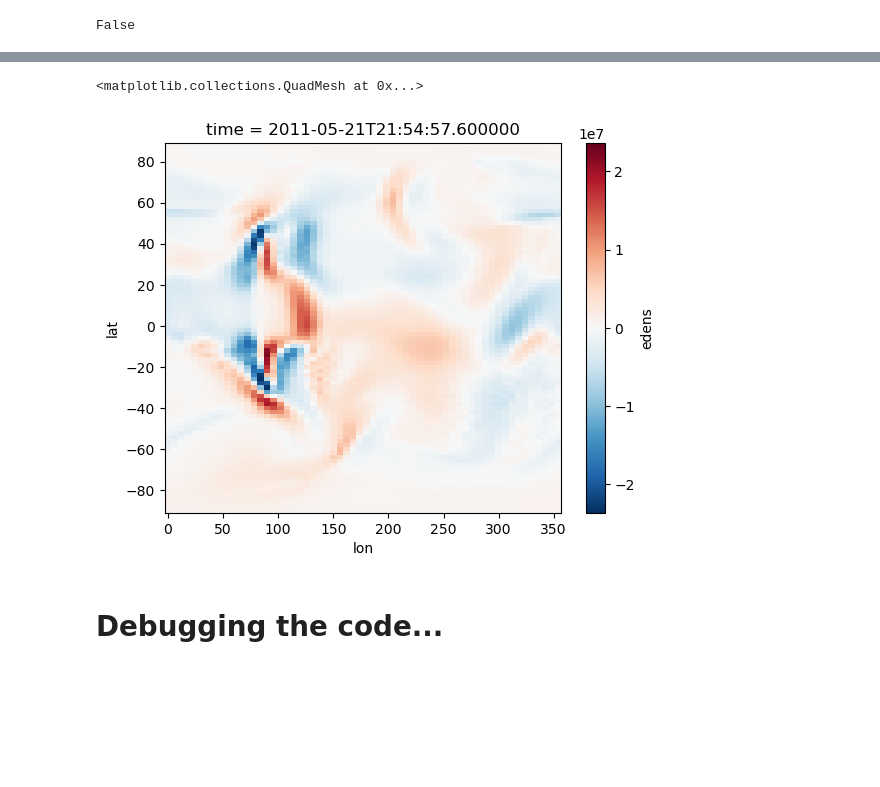
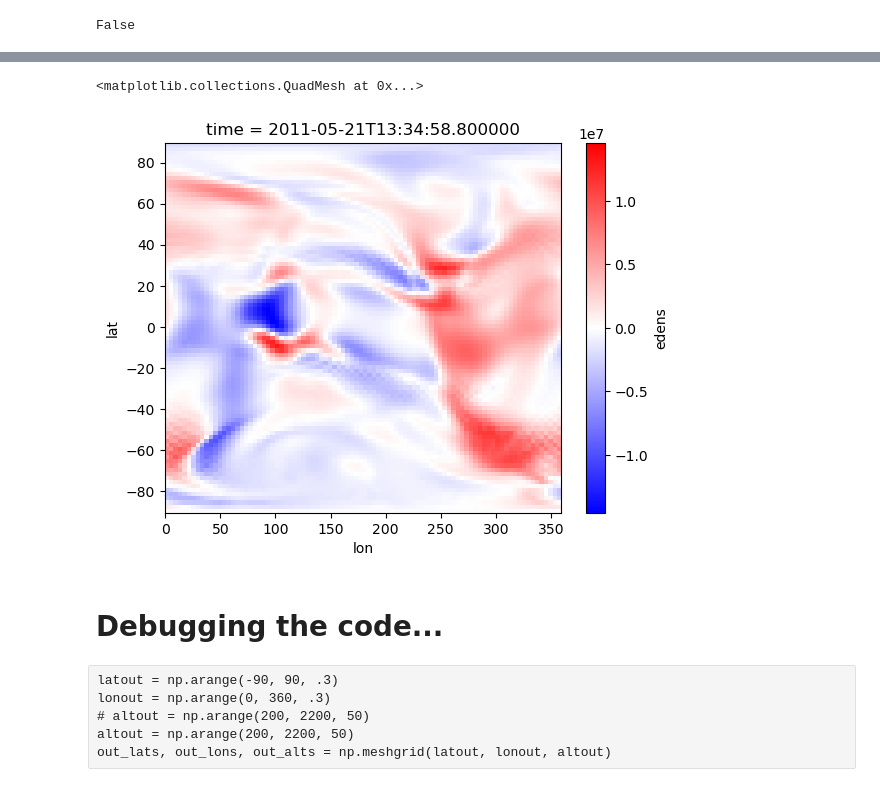
Before and after one commit to abukowski21/SAMI3-GITM-python, a Jupyter notebook: AaronVerifyInterpolations.ipynb, the cells around one changed output, grey strips where cells are left out. Drawn from its saved outputs; the diff is of its cells as text; code cells hidden in the pictures; blank space fills up the shorter version.

```diff
--- a/AaronVerifyInterpolations.ipynb
+++ b/AaronVerifyInterpolations.ipynb
@@ -41,6 +77,6 @@ dask.is_dask_collection(ds0)
 # %% [output]
 False
 # %%
-ds1 = xr.open_mfdataset('/glade/scratch/abukowski/postprocessed/LND_interpolated2-new-cart_SAMI_REGRID.nc', engine='h5netcdf')
+ds1 = xr.open_mfdataset('/glade/scratch/abukowski/postprocessed/may_storm-on_full_LND_doubleres_SAMI_REGRID.nc', engine='h5netcdf')
 # %%
 ds1.edens.isel(time=450, alt=15).plot(x='lon')
@@ -55,7 +95,7 @@ ds1.edens.isel(time=570).integrate('alt').plot(x='lon')
 # %%
-ds1.edens.diff('time').isel(time=550).integrate('alt').plot(x='lon')
+ds1.edens.diff('time').isel(time=450).integrate('alt').coarsen(lat=2, lon=4).mean().plot(x='lon', cmap='bwr')
 # %% [output]
 <matplotlib.collections.QuadMesh at 0x...>
-[figure, old version]
+[figure, new version]
 # %% [markdown]
 # Debugging the code...
@@ -67,0 +102,6 @@ out_lats, out_lons, out_alts = np.meshgrid(latout, lonout, altout)
+# %% [raw]
+latout = np.arange(-90, 90, .3)
+lonout = np.arange(0, 360, .3)
+# altout = np.arange(200, 2200, 50)
+altout = np.arange(200, 2200, 50)
+out_lats, out_lons, out_alts = np.meshgrid(latout, lonout, altout)
```
Also changed, not shown: parts of 47 cells of this notebook, 1 other file.
